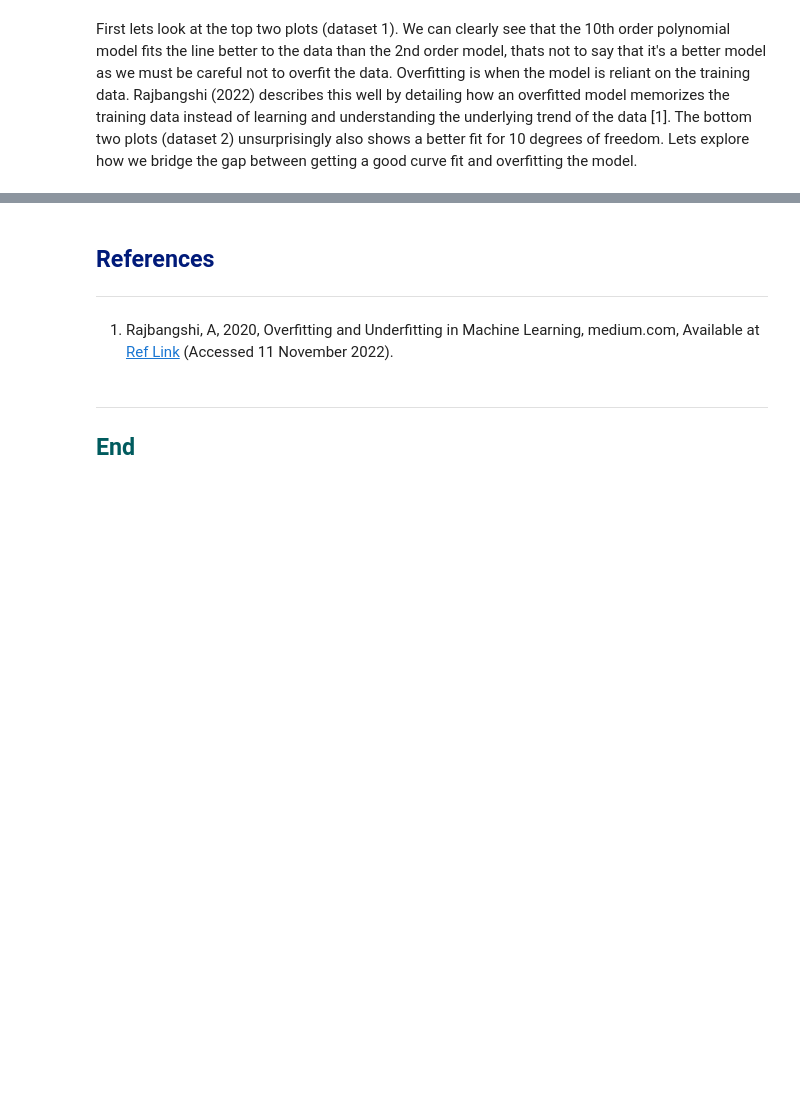
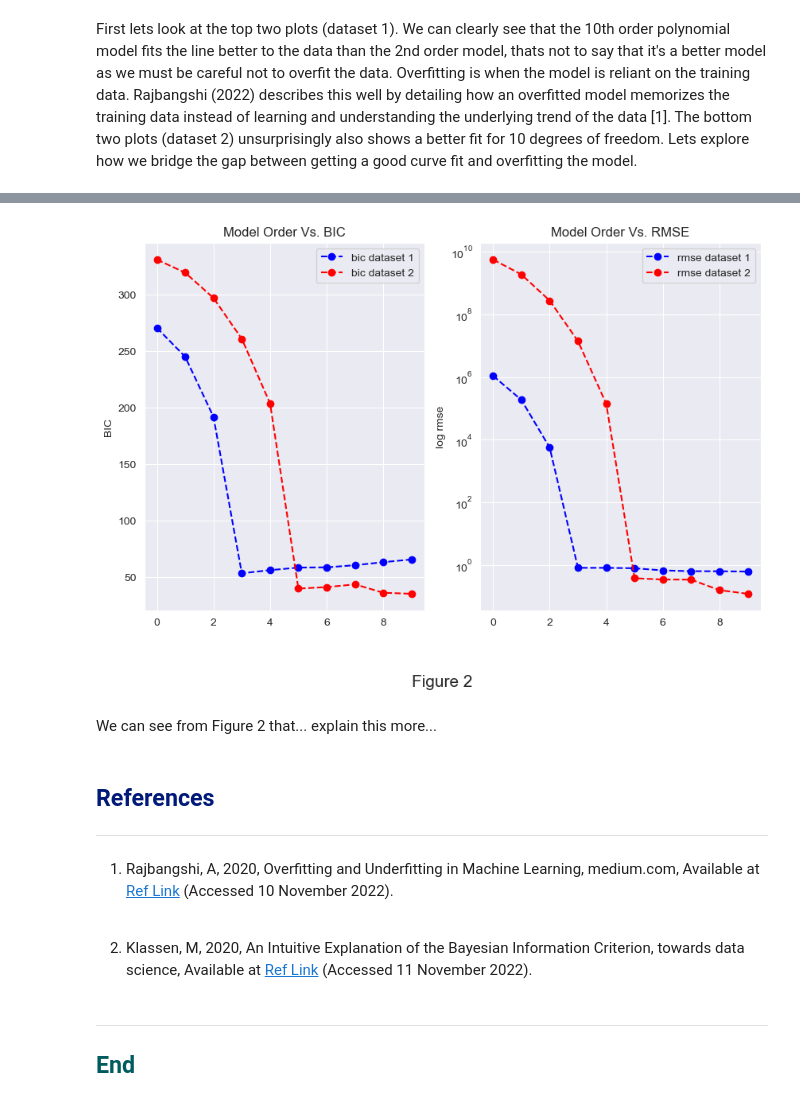
Before and after one commit to CiaranMoran27/machstat-assessment, a Jupyter notebook: practicals/03-parameters-part1-exercise.ipynb, the cells around one changed output, grey strips where cells are left out. Drawn from its saved outputs; the diff is of its cells as text; code cells hidden in the pictures; blank space fills up the shorter version.

Commit message:
λ Exerise 3 part 1: Parameters updated , bridging the gap section added

```diff
--- a/practicals/03-parameters-part1-exercise.ipynb
+++ b/practicals/03-parameters-part1-exercise.ipynb
@@ -107,0 +123,15 @@ First lets look at the top two plots (dataset 1). We can clearly see that the 10
+# %%
+# lets try and manually calculate  Bayesian information criterion for dataset 1
+# method adoped here: https://pypi.org/project/RegscorePy/
+
+n = len(y1)
+for df in range(10):
+    # return coeffecients, rss and other data we dont need
+    params = np.polyfit(x1, y1, df, full = True)
+
+    # pull out RSS from params
+    rss = params[1]
+
+    # calculate bic and append to bic manual list
+    bic = (n * np.log(rss) + df * np.log(n))
+    print(bic)
@@ -107,0 +186,6 @@ First lets look at the top two plots (dataset 1). We can clearly see that the 10
+# %%
+bic_d1, orderd1, rmse1 = calc_bic(x1, y1, max_df = 10)
+bic_d2, orderd2, rmse2, = calc_bic(x2, y2, max_df = 10)
+
+# compare bic to manual calc above
+rmse1
@@ -108,9 +203,40 @@ First lets look at the top two plots (dataset 1). We can clearly see that the 10
+# %%
+# plot bic vs rmse
+fig, (ax1, ax2) = plt.subplots(1, 2, figsize = (10, 6))
+plt.figtext(0.5, -0.05, 'Figure 2', wrap = True, horizontalalignment = 'center', fontsize = 15);
+
+# plot histgram
+ax1.plot(orderd1, bic_d1, '--bo', label = 'bic dataset 1')
+ax1.plot(orderd2, bic_d2, '--ro', label = 'bic dataset 2')
+
+ax2.plot(orderd1, rmse1, '--bo', label = 'rmse dataset 1')
+ax2.plot(orderd2, rmse2, '--ro', label = 'rmse dataset 2')
+
+# set axis to log scale for better visual
+ax2.set_yscale('log')
+
+# format plot
+ax1.set_title("Model Order Vs. BIC")
+ax2.set_title("Model Order Vs. RMSE")
+ax1.set_ylabel('BIC')
+ax2.set_ylabel('log rmse')
+ax1.legend()
+ax2.legend()
+plt.show();
+# %% [output]
+[figure, added]
+# %% [markdown]
+We can see from Figure 2 that... explain this more...
 # %% [markdown]
 <h2 style="color: #001a79;">References</h2>
 
 <hr style="border-top: 1px solid #001a79;" />
 
-1. Rajbangshi, A, 2020, Overfitting and Underfitting in Machine Learning, medium.com, Available at [Ref Link](https://medium.com/analytics-vidhya/overfitting-and-underfitting-in-machine-learning-d829d8501335) (Accessed 11 November 2022).
+1. Rajbangshi, A, 2020, Overfitting and Underfitting in Machine Learning, medium.com, Available at [Ref Link](https://medium.com/analytics-vidhya/overfitting-and-underfitting-in-machine-learning-d829d8501335) (Accessed 10 November 2022).
+
+<br>
+
+2. Klassen, M, 2020, An Intuitive Explanation of the Bayesian Information Criterion, towards data science, Available at [Ref Link](https://towardsdatascience.com/an-intuitive-explanation-of-the-bayesian-information-criterion-71a7a3d3a5c5) (Accessed 11 November 2022).
 # %% [markdown]
 <hr style="border-top: 1px solid rgb(0, 91, 94);" />
 
```
Also changed, not shown: parts of 7 cells of this notebook.
